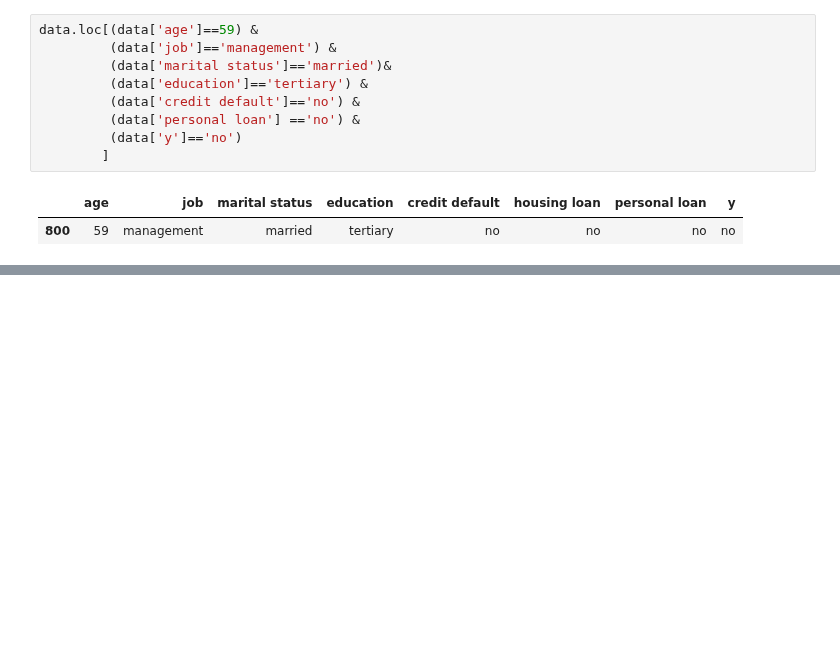
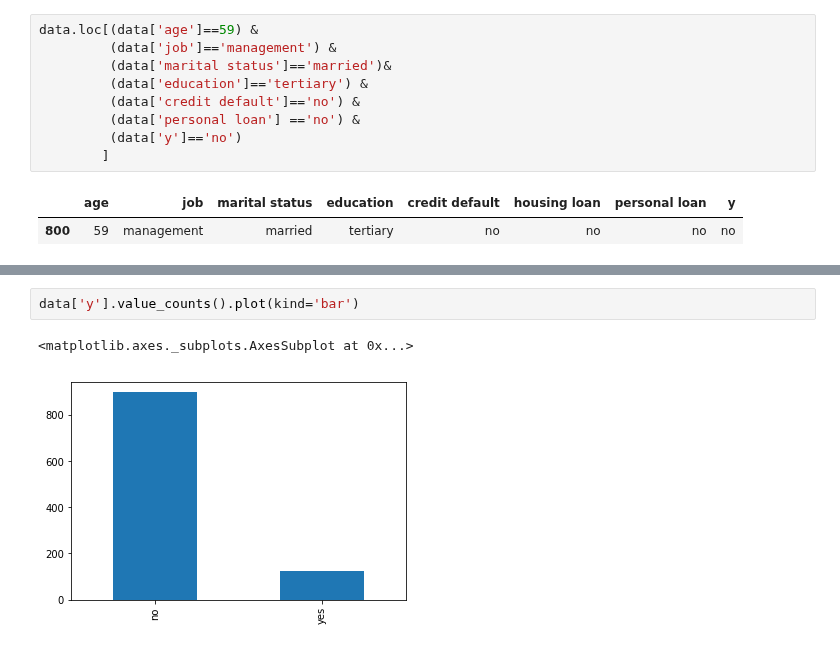
Before and after one commit to lokeshkumarn/Notebooks, a Jupyter notebook: BankTermDeposit.ipynb, the cells around one changed output, grey strips where cells are left out. Drawn from its saved outputs; the diff is of its cells as text; blank space fills up the shorter version.

```diff
--- a/BankTermDeposit.ipynb
+++ b/BankTermDeposit.ipynb
@@ -891,0 +918,5 @@ data.loc[(data['age']==59) &
+# %%
+data['y'].value_counts().plot(kind='bar')
+# %% [output]
+<matplotlib.axes._subplots.AxesSubplot at 0x...>
+[figure, added]
```
Also changed, not shown: parts of 25 cells of this notebook.
